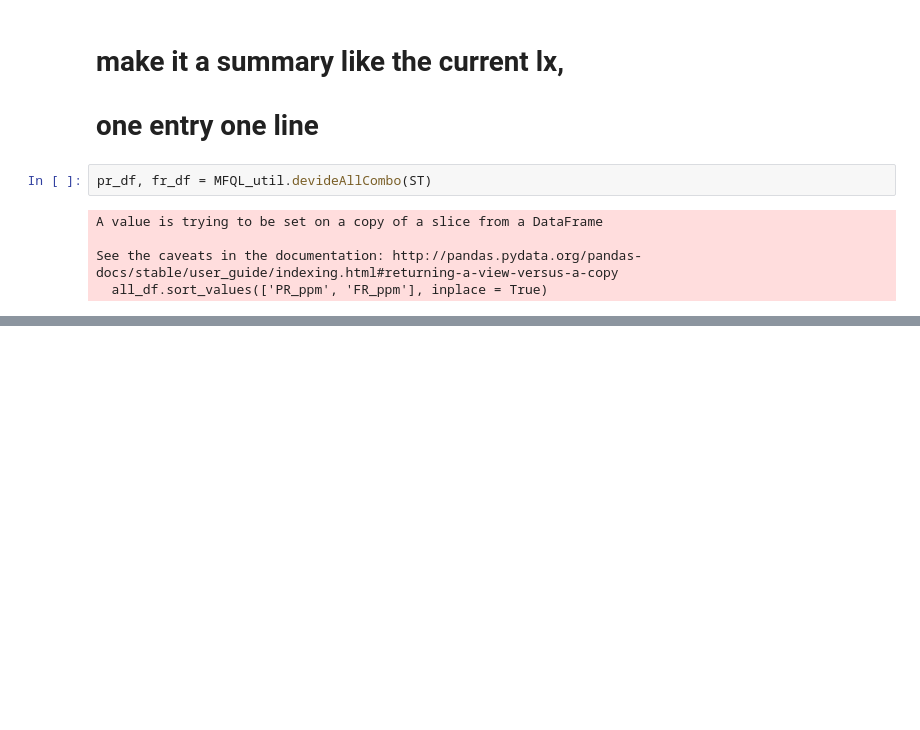
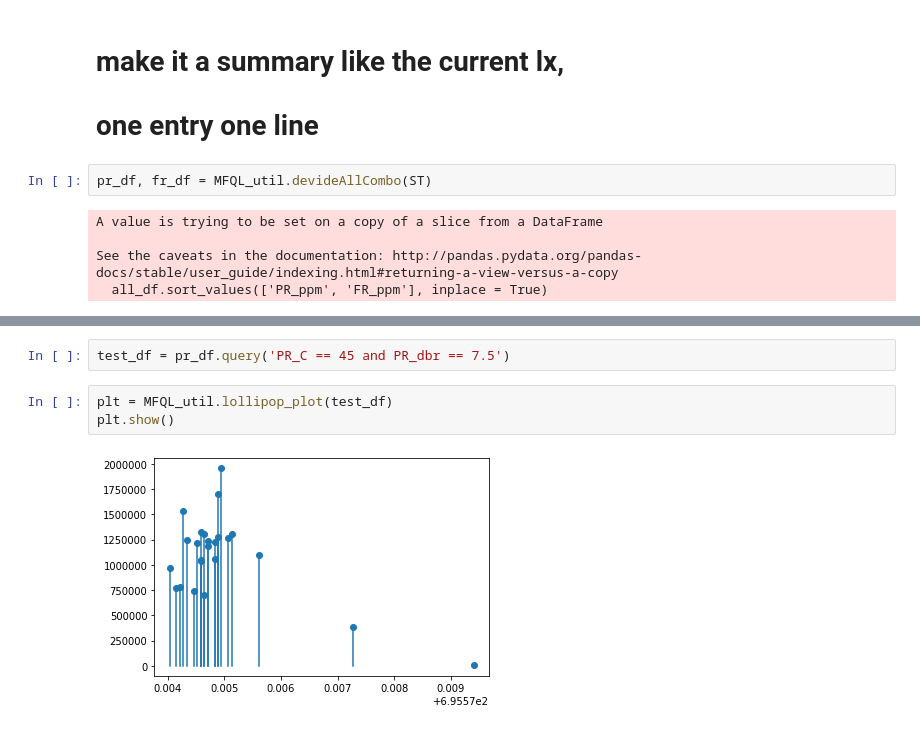
Before and after one commit to lifs-tools/lipidxplorer, a Jupyter notebook: lx2/mfql_emulate.ipynb, the cells around one changed output, grey strips where cells are left out. Drawn from its saved outputs; the diff is of its cells as text; blank space fills up the shorter version.

Commit message:
feat: plot m, i

```diff
--- a/lx2/mfql_emulate.ipynb
+++ b/lx2/mfql_emulate.ipynb
@@ -161,0 +189,7 @@ sum_df
+# %%
+test_df = pr_df.query('PR_C == 45 and PR_dbr == 7.5')
+# %%
+plt = MFQL_util.lollipop_plot(test_df)
+plt.show()
+# %% [output]
+[figure, added]
```
Also changed, not shown: parts of 3 cells of this notebook, 1 other file.
